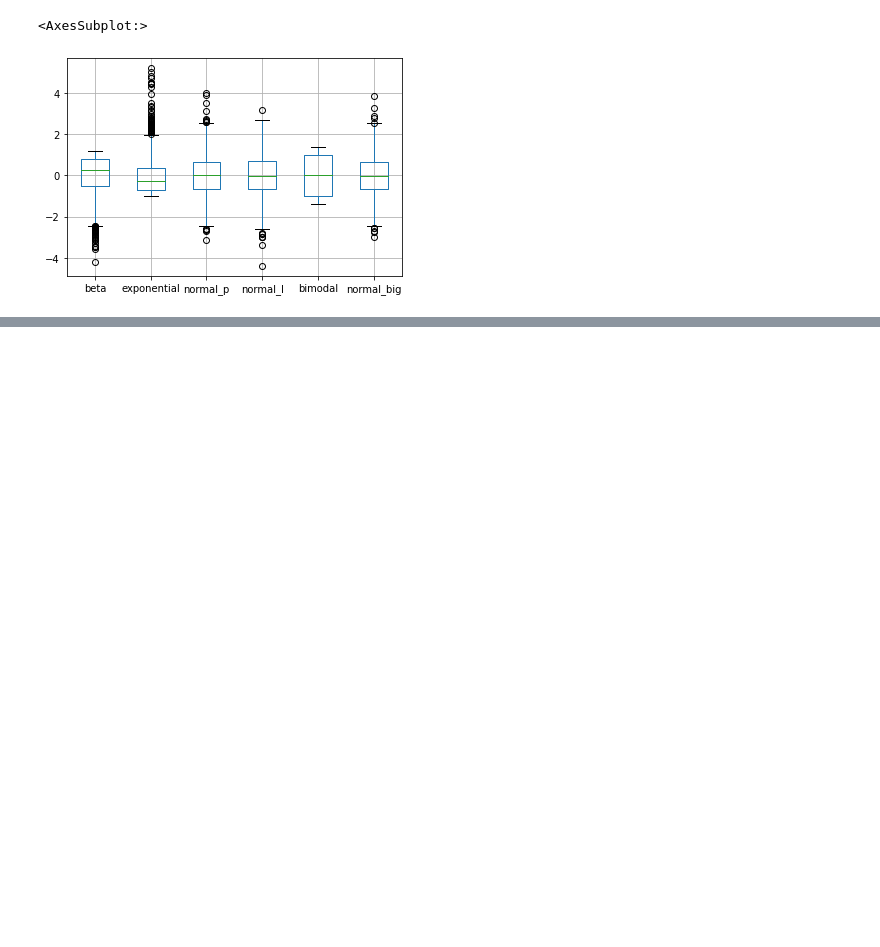
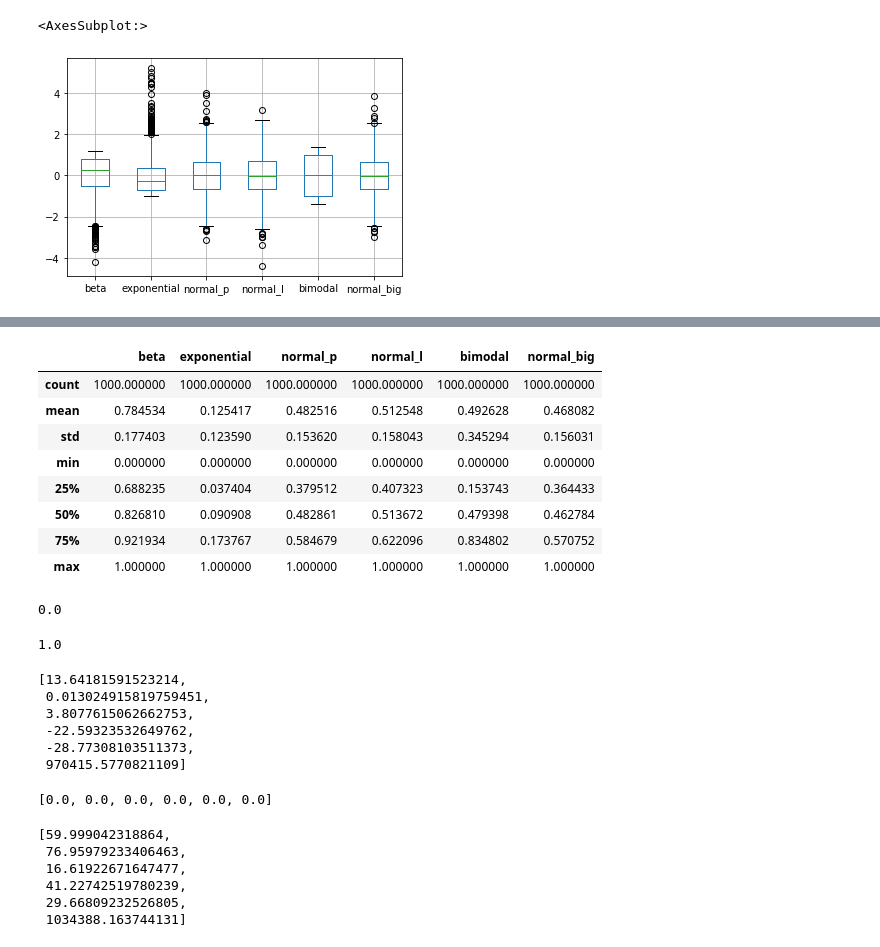
Before and after one commit to Trang27cl/testgit, a Jupyter notebook: Chuẩn hoá dữ liệu.ipynb, the cells around one changed output, grey strips where cells are left out. Saved outputs shown, nothing was run; the diff lists cells and outputs as text; code cells hidden in the pictures; blank space fills up the shorter version.

```diff
--- a/Chuẩn hoá dữ liệu.ipynb
+++ b/Chuẩn hoá dữ liệu.ipynb
@@ -115,0 +151,51 @@ df_s.boxplot()
+# %%
+# thống kê về dữ liệu được sinh ra
+df_s.describe()
+# %% [output]
+|  | beta | exponential | normal_p | normal_l | bimodal | normal_big |
+| count | 1000.000000 | 1000.000000 | 1000.000000 | 1000.000000 | 1000.000000 | 1000.000000 |
+| mean | 0.784534 | 0.125417 | 0.482516 | 0.512548 | 0.492628 | 0.468082 |
+| std | 0.177403 | 0.123590 | 0.153620 | 0.158043 | 0.345294 | 0.156031 |
+| min | 0.000000 | 0.000000 | 0.000000 | 0.000000 | 0.000000 | 0.000000 |
+| 25% | 0.688235 | 0.037404 | 0.379512 | 0.407323 | 0.153743 | 0.364433 |
+| 50% | 0.826810 | 0.090908 | 0.482861 | 0.513672 | 0.479398 | 0.462784 |
+| 75% | 0.921934 | 0.173767 | 0.584679 | 0.622096 | 0.834802 | 0.570752 |
+| max | 1.000000 | 1.000000 | 1.000000 | 1.000000 | 1.000000 | 1.000000 |
+# %%
+# lấy giá trị min của cột beta
+df_s['beta'].min()
+# %% [output]
+0.0
+# %%
+# lấy giá trị max của cột beta
+df_s['beta'].max()
+# %% [output]
+1.0
+# %%
+# in các giá trị min của từng cột trong dữ liệu chưa chuẩn hóa
+mins = [df[col].min() for col in df.columns]
+mins
+# %% [output]
+[13.64181591523214,
+ 0.013024915819759451,
+ 3.8077615062662753,
+ -22.59323532649762,
+ -28.77308103511373,
+ 970415.5770821109]
+# %%
+# in các giá trị min của từng cột trong dữ liệu đã chuẩn hóa
+mins = [df_s[col].min() for col in df_s.columns]
+mins
+# %% [output]
+[0.0, 0.0, 0.0, 0.0, 0.0, 0.0]
+# %%
+# in các giá trị max của từng cột dữ liệu chưa chuẩn hóa
+maxs = [df[col].max() for col in df.columns]
+maxs
+# %% [output]
+[59.999042318864,
+ 76.95979233406463,
+ 16.61922671647477,
+ 41.22742519780239,
+ 29.66809232526805,
+ 1034388.163744131]
```
Also changed, not shown: parts of 11 cells of this notebook.
